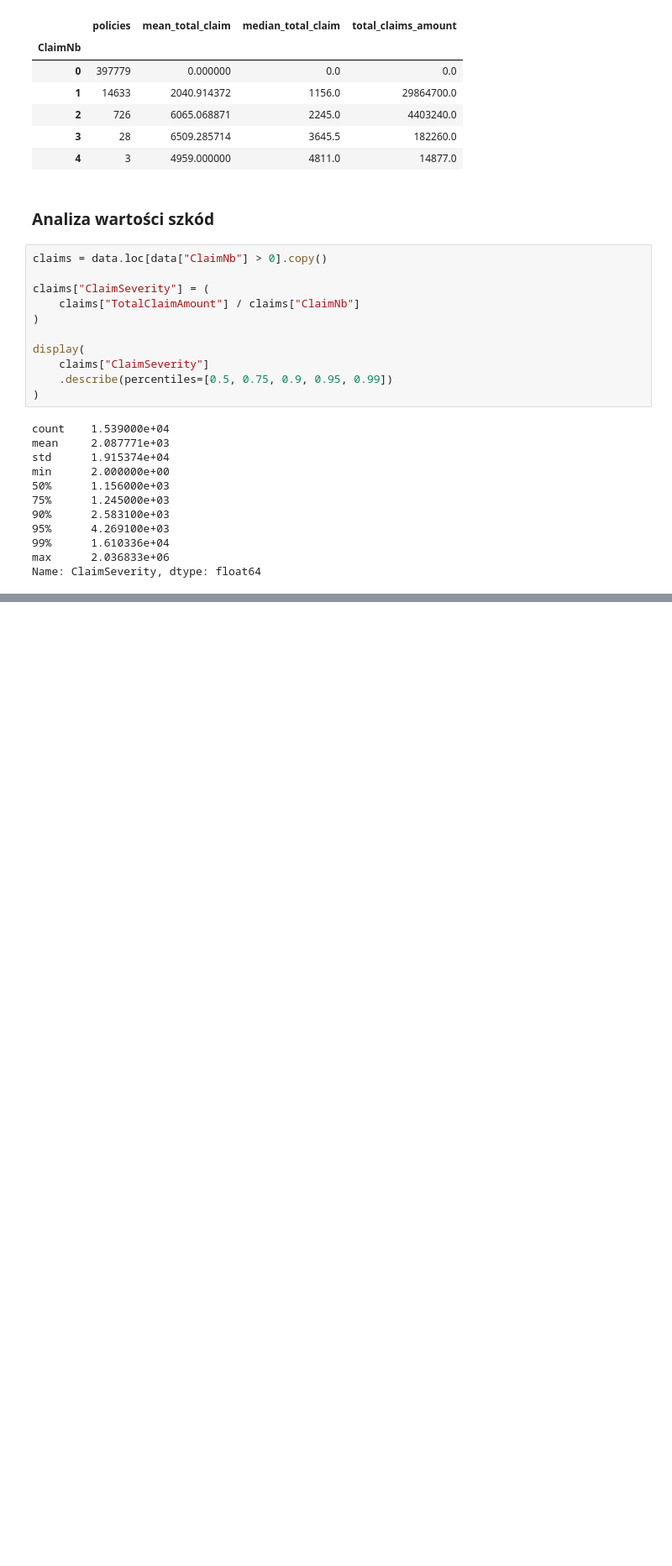
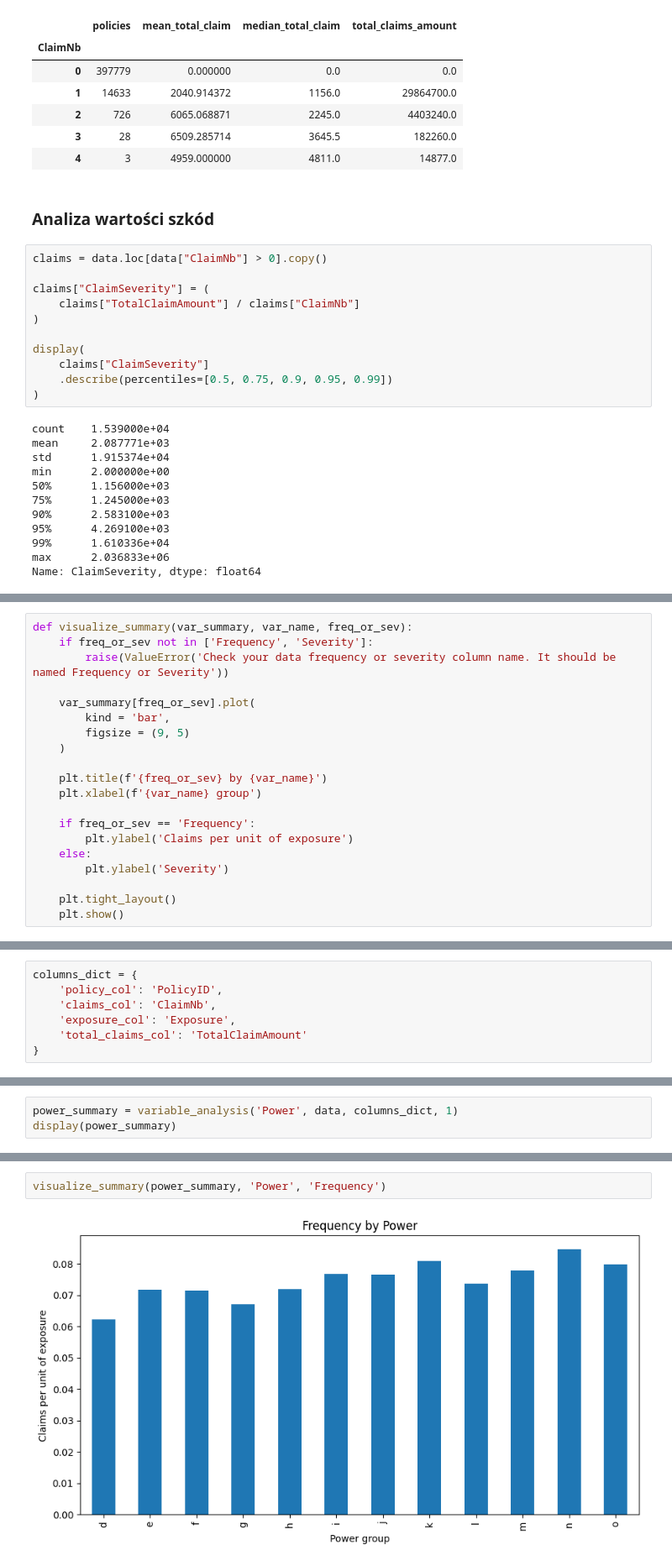
Before and after one commit to kacperskora/Licencjat_DS, a Jupyter notebook: notebooks/02_EDA.ipynb, the cells around one changed output, grey strips where cells are left out. Shown at 84% size. Cells and saved outputs as stored; diff of their text form; blank space fills up the shorter version.

```diff
--- a/notebooks/02_EDA.ipynb
+++ b/notebooks/02_EDA.ipynb
@@ -542,0 +393,20 @@ plt.show()
+# %%
+def visualize_summary(var_summary, var_name, freq_or_sev):
+    if freq_or_sev not in ['Frequency', 'Severity']:
+        raise(ValueError('Check your data frequency or severity column name. It should be named Frequency or Severity'))
+
+    var_summary[freq_or_sev].plot(
+        kind = 'bar',
+        figsize = (9, 5)
+    )
+
+    plt.title(f'{freq_or_sev} by {var_name}')
+    plt.xlabel(f'{var_name} group')
+
+    if freq_or_sev == 'Frequency':
+        plt.ylabel('Claims per unit of exposure')
+    else:
+        plt.ylabel('Severity')
+
+    plt.tight_layout()
+    plt.show()
@@ -542,0 +415,7 @@ plt.show()
+# %%
+columns_dict = {
+    'policy_col': 'PolicyID',
+    'claims_col': 'ClaimNb',
+    'exposure_col': 'Exposure',
+    'total_claims_col': 'TotalClaimAmount'
+}
@@ -542,0 +434,3 @@ plt.show()
+# %%
+power_summary = variable_analysis('Power', data, columns_dict, 1)
+display(power_summary)
@@ -542,0 +452,4 @@ plt.show()
+# %%
+visualize_summary(power_summary, 'Power', 'Frequency')
+# %% [output]
+[figure, added]
```
Also changed, not shown: parts of 59 cells of this notebook.
